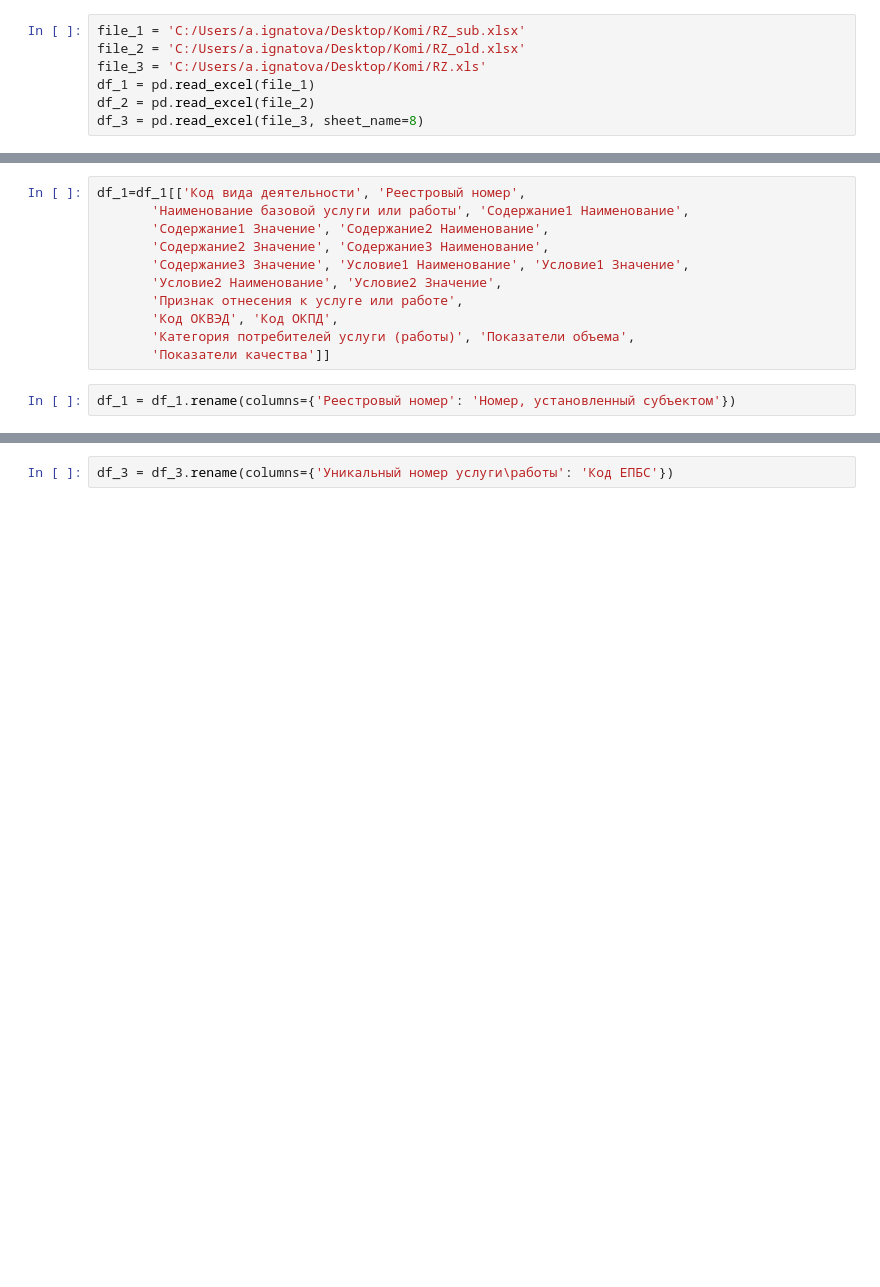
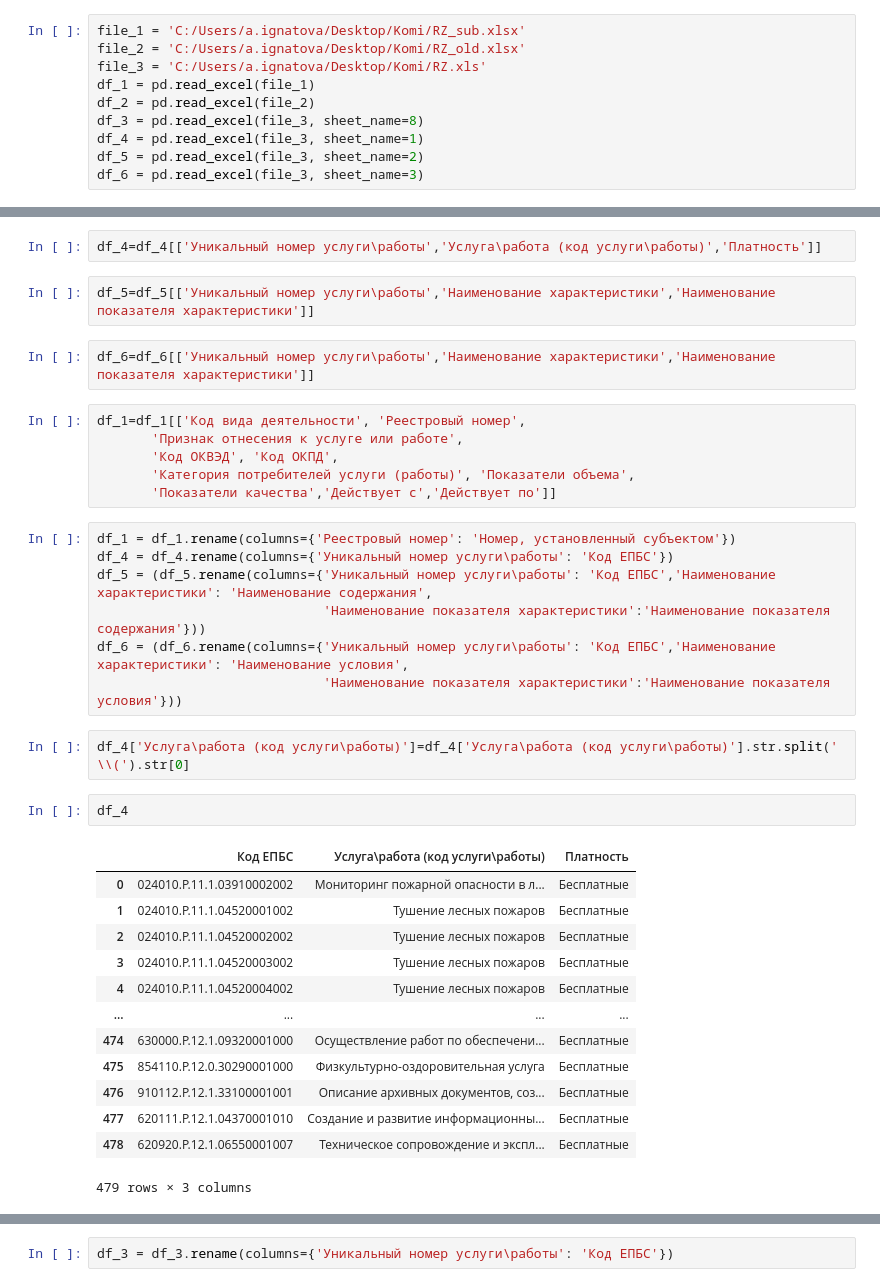
Before and after one commit to namnnom/file-processing, a Jupyter notebook: ГУ.ipynb, the cells around one changed output, grey strips where cells are left out. Saved outputs shown, nothing was run; the diff lists cells and outputs as text; blank space fills up the shorter version.

```diff
--- a/ГУ.ipynb
+++ b/ГУ.ipynb
@@ -11,3 +12,6 @@ file_3 = 'C:/Users/a.ignatova/Desktop/Komi/RZ.xls'
 df_1 = pd.read_excel(file_1)
 df_2 = pd.read_excel(file_2)
 df_3 = pd.read_excel(file_3, sheet_name=8)
+df_4 = pd.read_excel(file_3, sheet_name=1)
+df_5 = pd.read_excel(file_3, sheet_name=2)
+df_6 = pd.read_excel(file_3, sheet_name=3)
@@ -26,14 +18,38 @@ Index(['Уникальный номер услуги\работы', 'Вид НП
+# %%
+df_4=df_4[['Уникальный номер услуги\работы','Услуга\работа (код услуги\работы)','Платность']]
+# %%
+df_5=df_5[['Уникальный номер услуги\работы','Наименование характеристики','Наименование показателя характеристики']]
+# %%
+df_6=df_6[['Уникальный номер услуги\работы','Наименование характеристики','Наименование показателя характеристики']]
 # %%
 df_1=df_1[['Код вида деятельности', 'Реестровый номер',
-       'Наименование базовой услуги или работы', 'Содержание1 Наименование',
-       'Содержание1 Значение', 'Содержание2 Наименование',
-       'Содержание2 Значение', 'Содержание3 Наименование',
-       'Содержание3 Значение', 'Условие1 Наименование', 'Условие1 Значение',
-       'Условие2 Наименование', 'Условие2 Значение',
        'Признак отнесения к услуге или работе',
        'Код ОКВЭД', 'Код ОКПД',
        'Категория потребителей услуги (работы)', 'Показатели объема',
-       'Показатели качества']]
+       'Показатели качества','Действует с','Действует по']]
 # %%
 df_1 = df_1.rename(columns={'Реестровый номер': 'Номер, установленный субъектом'})
+df_4 = df_4.rename(columns={'Уникальный номер услуги\работы': 'Код ЕПБС'})
+df_5 = (df_5.rename(columns={'Уникальный номер услуги\работы': 'Код ЕПБС','Наименование характеристики': 'Наименование содержания',
+                             'Наименование показателя характеристики':'Наименование показателя содержания'}))
+df_6 = (df_6.rename(columns={'Уникальный номер услуги\работы': 'Код ЕПБС','Наименование характеристики': 'Наименование условия',
+                             'Наименование показателя характеристики':'Наименование показателя условия'}))
+# %%
+df_4['Услуга\работа (код услуги\работы)']=df_4['Услуга\работа (код услуги\работы)'].str.split(' \\(').str[0]
+# %%
+df_4
+# %% [output]
+|  | Код ЕПБС | Услуга\работа (код услуги\работы) | Платность |
+| 0 | 024010.Р.11.1.03910002002 | Мониторинг пожарной опасности в л... | Бесплатные |
+| 1 | 024010.Р.11.1.04520001002 | Тушение лесных пожаров | Бесплатные |
+| 2 | 024010.Р.11.1.04520002002 | Тушение лесных пожаров | Бесплатные |
+| 3 | 024010.Р.11.1.04520003002 | Тушение лесных пожаров | Бесплатные |
+| 4 | 024010.Р.11.1.04520004002 | Тушение лесных пожаров | Бесплатные |
+| ... | ... | ... | ... |
+| 474 | 630000.Р.12.1.09320001000 | Осуществление работ по обеспечени... | Бесплатные |
+| 475 | 854110.Р.12.0.30290001000 | Физкультурно-оздоровительная услуга | Бесплатные |
+| 476 | 910112.Р.12.1.33100001001 | Описание архивных документов, соз... | Бесплатные |
+| 477 | 620111.Р.12.1.04370001010 | Cоздание и развитие информационны... | Бесплатные |
+| 478 | 620920.Р.12.1.06550001007 | Техническое сопровождение и экспл... | Бесплатные |
+479 rows × 3 columns
 # %%
```
Also changed, not shown: parts of 35 cells of this notebook.
